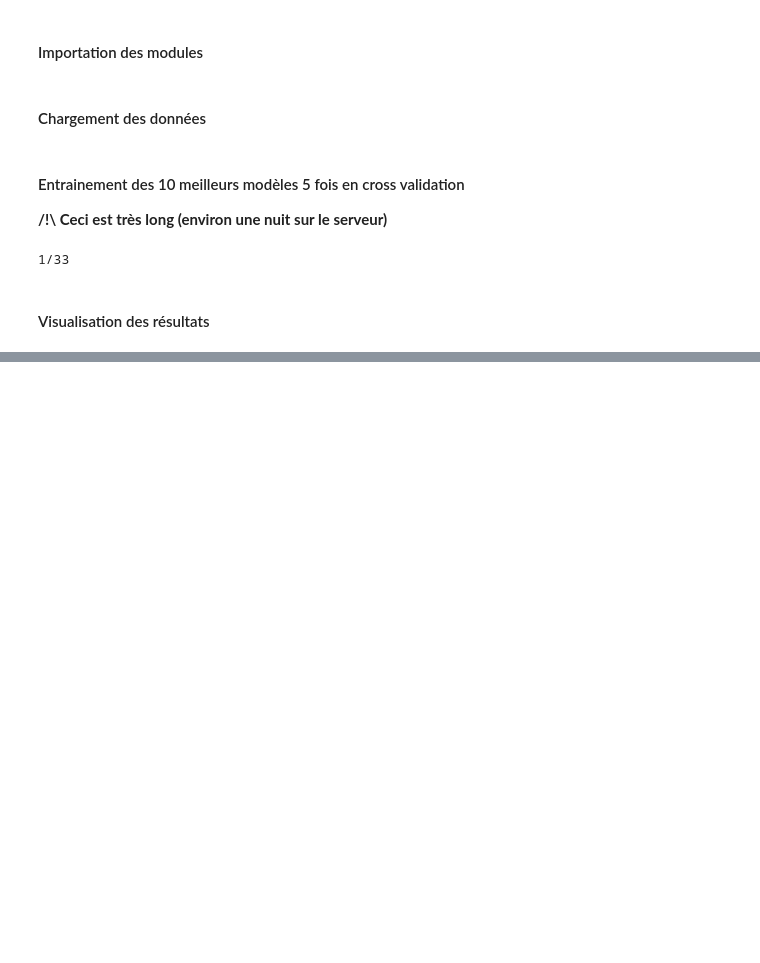
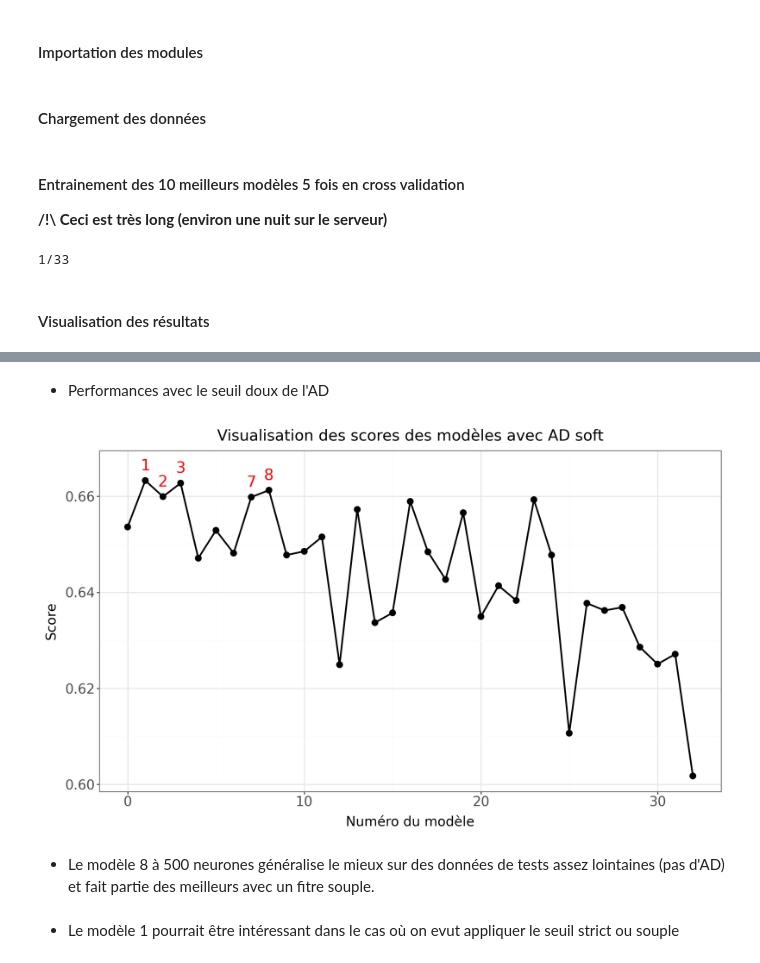
Before and after one commit to Edmondbrn/projet_IA_QSAR, a Jupyter notebook: regression_MLP_evalution.ipynb, the cells around one changed output, grey strips where cells are left out. Drawn from its saved outputs; the diff is of its cells as text; code cells hidden in the pictures; blank space fills up the shorter version.

```diff
--- a/regression_MLP_evalution.ipynb
+++ b/regression_MLP_evalution.ipynb
@@ -134,0 +144,13 @@ p
+# %% [markdown]
+- Performances avec le seuil doux de l'AD
+# %%
+df_best = df_final.nlargest(5, "soft").copy()
+p = gglineplot(df_final, "num_model", "soft", df_best,
+               "Visualisation des scores des modèles avec AD soft", "Numéro du modèle", "Score")
+p
+# %% [output]
+[figure, added]
+# %% [markdown]
+- Le modèle 8 à 500 neurones généralise le mieux sur des données de tests assez lointaines (pas d'AD) et fait partie des meilleurs avec un fitre souple.
+# %% [markdown]
+- Le modèle 1 pourrait être intéressant dans le cas où on evut appliquer le seuil strict ou souple
```
Also changed, not shown: parts of 4 cells of this notebook, 2 other files.
